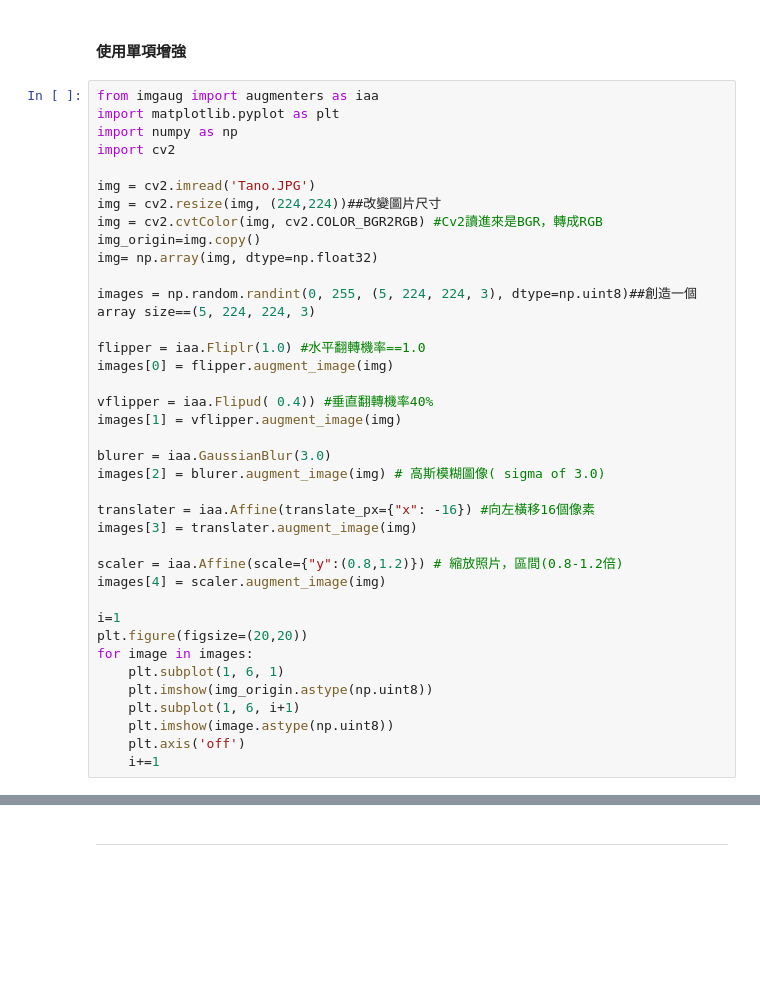
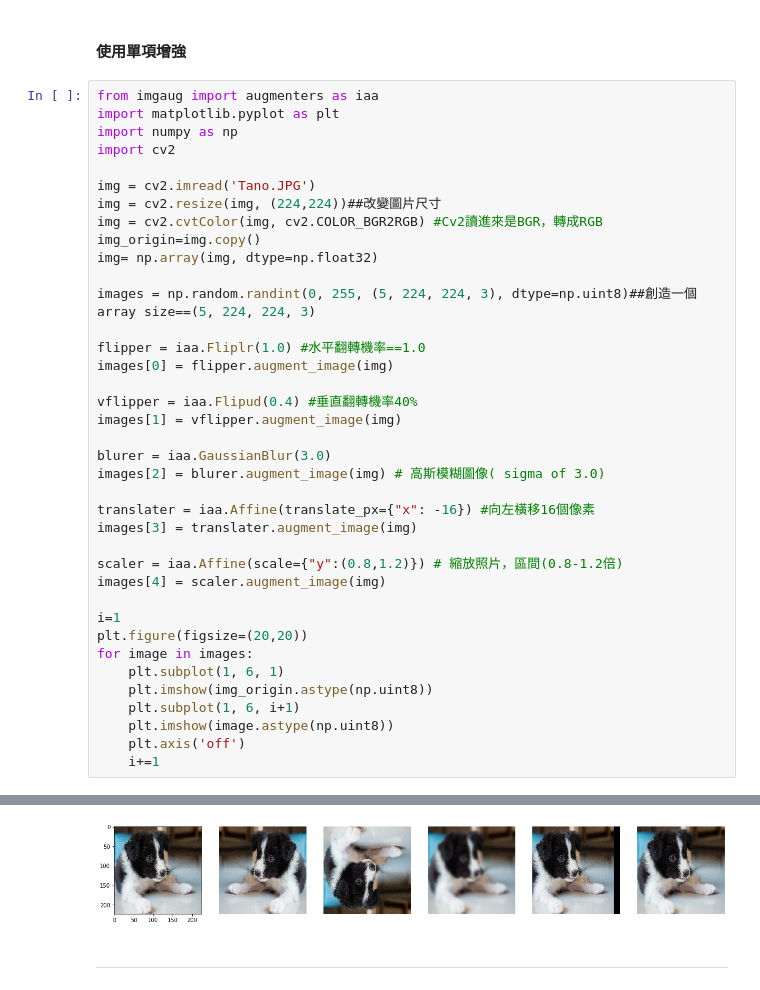
Before and after one commit to lars10192002/1st-DL-CVMarathon-, a Jupyter notebook: homework/day16/Day016_Image Augmentation_HW.ipynb, the cells around one changed output, grey strips where cells are left out. Drawn from its saved outputs; the diff is of its cells as text; blank space fills up the shorter version.

```diff
--- a/homework/day16/Day016_Image Augmentation_HW.ipynb
+++ b/homework/day16/Day016_Image Augmentation_HW.ipynb
@@ -108,7 +108,7 @@ images = np.random.randint(0, 255, (5, 224, 224, 3), dtype=np.uint8)##創造一
 flipper = iaa.Fliplr(1.0) #水平翻轉機率==1.0
 images[0] = flipper.augment_image(img)
 
-vflipper = iaa.Flipud( 0.4)) #垂直翻轉機率40%
+vflipper = iaa.Flipud(0.4) #垂直翻轉機率40%
 images[1] = vflipper.augment_image(img)
 
 blurer = iaa.GaussianBlur(3.0)
@@ -134,3 +133,4 @@ SyntaxError: invalid syntax (<ipython-input-5-ad53c894305a>, line 17)
+[figure, added]
 # %% [markdown]
 ---
 # %% [markdown]
```
Also changed, not shown: parts of 1 cell of this notebook, 2 other files.
